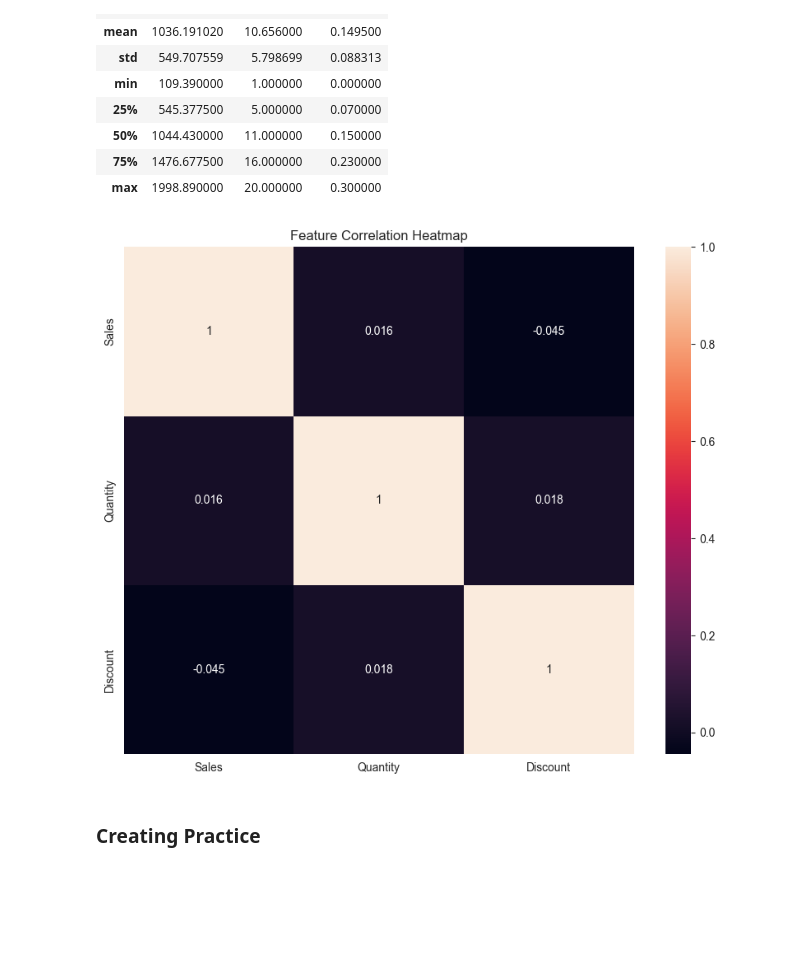
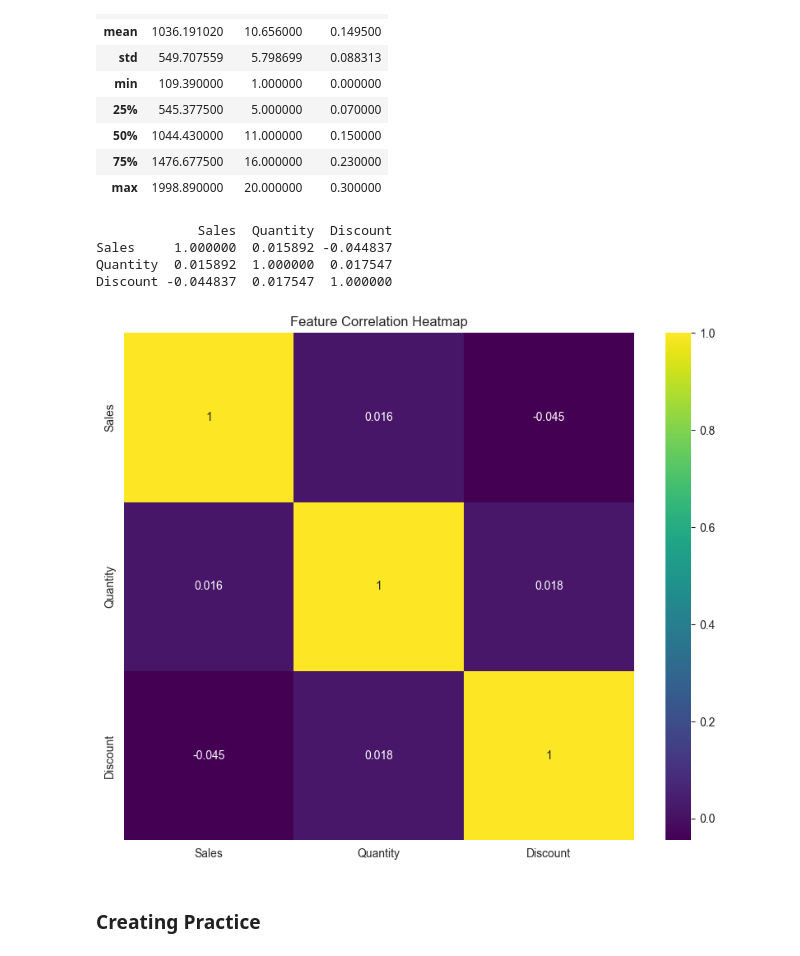
Before and after one commit to avinash7375/DeepLearningTensorflow, a Jupyter notebook: dv.ipynb, the cells around one changed output. Cells and saved outputs as stored; diff of their text form; code cells hidden in the pictures; blank space fills up the shorter version.

```diff
--- a/dv.ipynb
+++ b/dv.ipynb
@@ -150,18 +150,22 @@ data.describe()
 # %%
 numerical_data = data.select_dtypes(include=['float64', 'int64'])
 
 # Calculate the correlation matrix
 correlation_matrix = numerical_data.corr()
-
+print(correlation_matrix)
 # Plot the heatmap
 plt.figure(figsize=(10, 8))
-sns.heatmap(correlation_matrix, annot=True)#cmap="RdBu"
-sns.set_style("whitegrid")
-sns.set_palette("viridis")
+sns.heatmap(correlation_matrix, annot=True, cmap="viridis")
+# sns.set_style("whitegrid")
+# sns.set_palette("cubehelix")
 plt.title("Feature Correlation Heatmap")
 plt.show()
 # %% [output]
+             Sales  Quantity  Discount
+Sales     1.000000  0.015892 -0.044837
+Quantity  0.015892  1.000000  0.017547
+Discount -0.044837  0.017547  1.000000
-[figure, old version]
+[figure, new version]
 # %% [markdown]
 ### Creating Practice
 # %%
```
Also changed, not shown: parts of 16 cells of this notebook, 1 other file.
